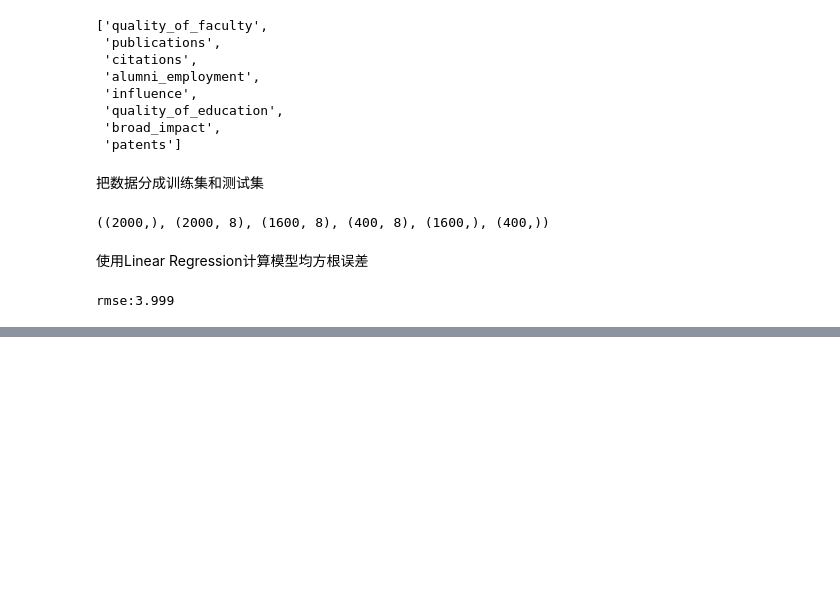
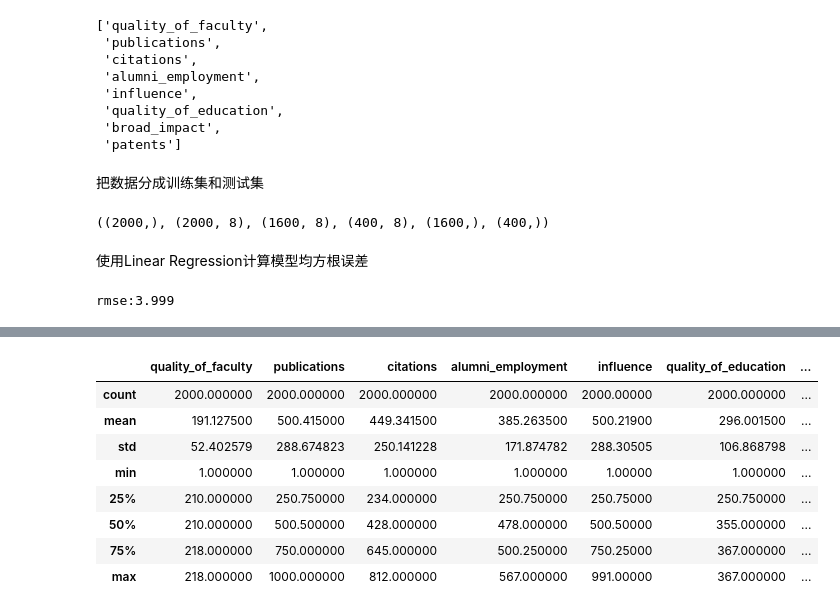
Before and after one commit to Jake177/Machine-Learning, a Jupyter notebook: 基于回归分析的大学综合得分预测/exp2.ipynb, the cells around one changed output, grey strips where cells are left out. Drawn from its saved outputs; the diff is of its cells as text; code cells hidden in the pictures; blank space fills up the shorter version.

```diff
--- a/基于回归分析的大学综合得分预测/exp2.ipynb
+++ b/基于回归分析的大学综合得分预测/exp2.ipynb
@@ -128,0 +167,12 @@ rmse:3.999
+# %%
+data_df[feature_cols].describe()  # 查看特征的描述性统计信息
+# %% [output]
+|  | quality_of_faculty | publications | citations | alumni_employment | influence | quality_of_education | ... |
+| count | 2000.000000 | 2000.000000 | 2000.000000 | 2000.000000 | 2000.00000 | 2000.000000 | ... |
+| mean | 191.127500 | 500.415000 | 449.341500 | 385.263500 | 500.21900 | 296.001500 | ... |
+| std | 52.402579 | 288.674823 | 250.141228 | 171.874782 | 288.30505 | 106.868798 | ... |
+| min | 1.000000 | 1.000000 | 1.000000 | 1.000000 | 1.00000 | 1.000000 | ... |
+| 25% | 210.000000 | 250.750000 | 234.000000 | 250.750000 | 250.75000 | 250.750000 | ... |
+| 50% | 210.000000 | 500.500000 | 428.000000 | 478.000000 | 500.50000 | 355.000000 | ... |
+| 75% | 218.000000 | 750.000000 | 645.000000 | 500.250000 | 750.25000 | 367.000000 | ... |
+| max | 218.000000 | 1000.000000 | 812.000000 | 567.000000 | 991.00000 | 367.000000 | ... |
```
Also changed, not shown: parts of 8 cells of this notebook.
